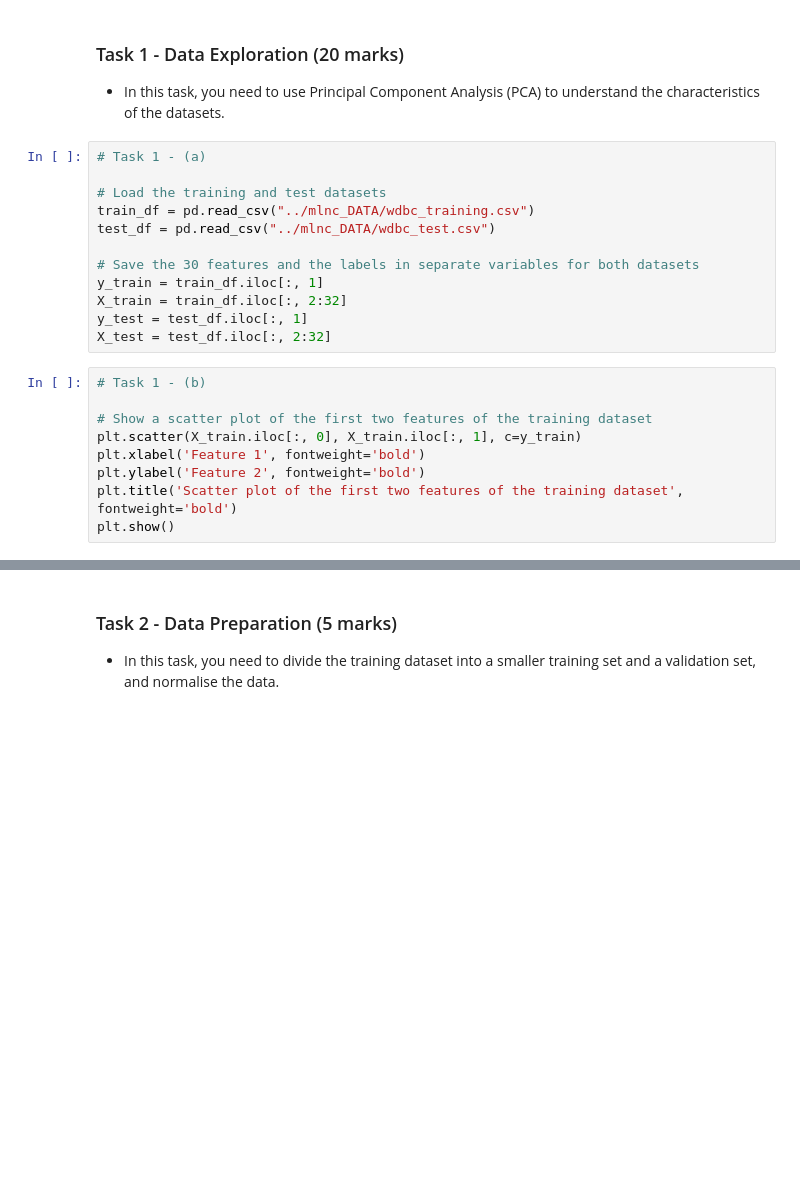
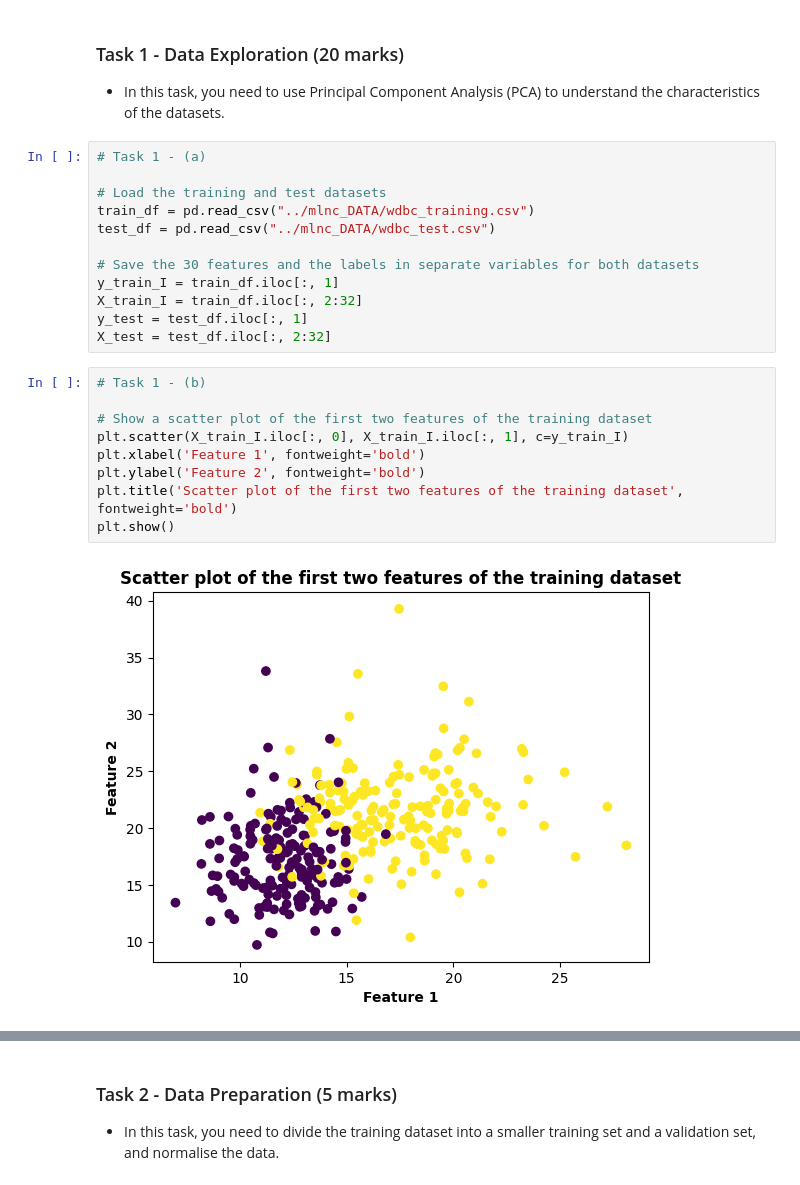
Before and after one commit to phmarcel0x/AI-ML-IAS-UofH-2024, a Jupyter notebook: 6COM1044_mlnc/mlnc_coursework/mlnc_coursework.ipynb, the cells around one changed output, grey strips where cells are left out. Drawn from its saved outputs; the diff is of its cells as text; blank space fills up the shorter version.

```diff
--- a/6COM1044_mlnc/mlnc_coursework/mlnc_coursework.ipynb
+++ b/6COM1044_mlnc/mlnc_coursework/mlnc_coursework.ipynb
@@ -29,19 +26,21 @@ train_df = pd.read_csv("../mlnc_DATA/wdbc_training.csv")
 test_df = pd.read_csv("../mlnc_DATA/wdbc_test.csv")
 
 # Save the 30 features and the labels in separate variables for both datasets
-y_train = train_df.iloc[:, 1]
-X_train = train_df.iloc[:, 2:32]
+y_train_I = train_df.iloc[:, 1]
+X_train_I = train_df.iloc[:, 2:32]
 y_test = test_df.iloc[:, 1]
 X_test = test_df.iloc[:, 2:32]
 # %%
 # Task 1 - (b)
 
 # Show a scatter plot of the first two features of the training dataset
-plt.scatter(X_train.iloc[:, 0], X_train.iloc[:, 1], c=y_train)
+plt.scatter(X_train_I.iloc[:, 0], X_train_I.iloc[:, 1], c=y_train_I)
 plt.xlabel('Feature 1', fontweight='bold')
 plt.ylabel('Feature 2', fontweight='bold')
 plt.title('Scatter plot of the first two features of the training dataset', fontweight='bold')
 plt.show()
+# %% [output]
+[figure, added]
 # %%
 # Task 1 - (c)
 
```
Also changed, not shown: parts of 11 cells of this notebook, 1 other file.
